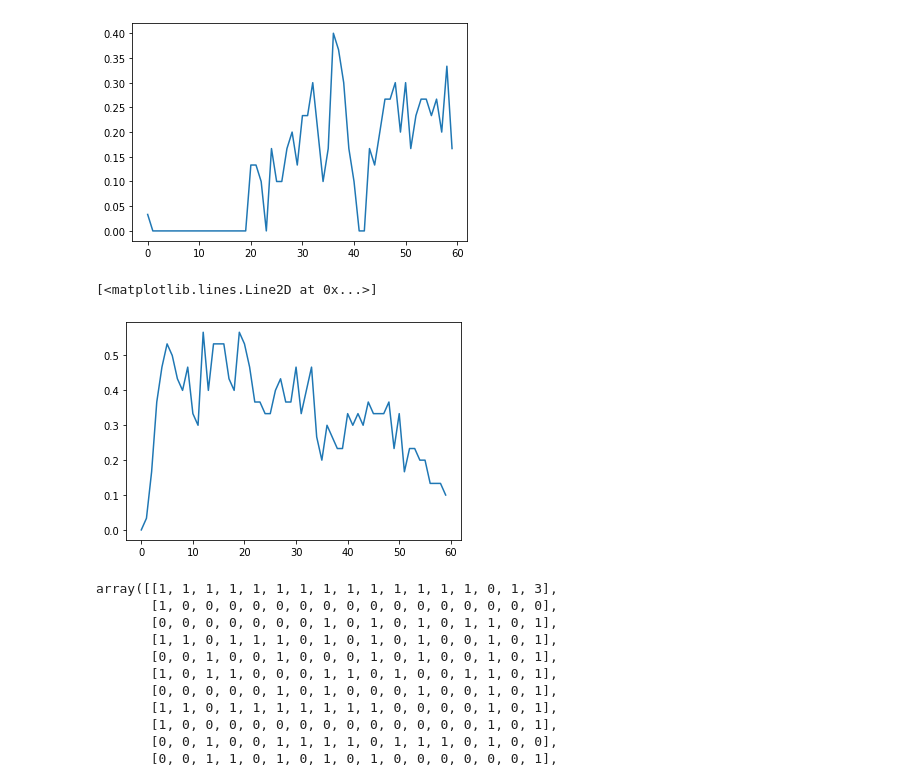
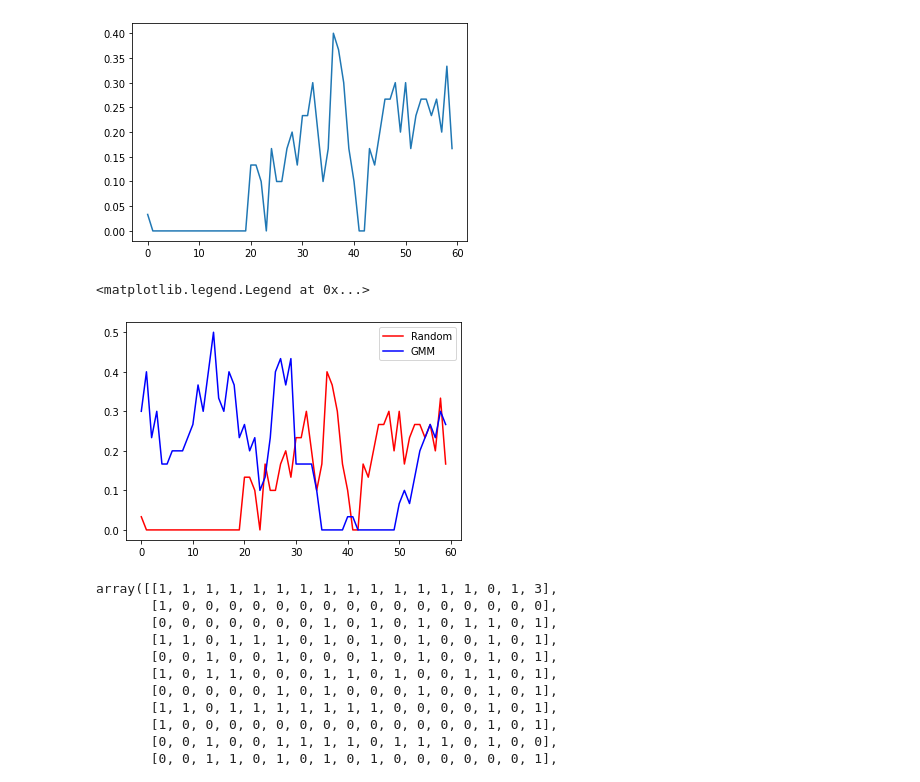
Before and after one commit to pierreosselin/teachDeepRL, a Jupyter notebook: Check Results.ipynb, the cells around one changed output. Cells and saved outputs as stored; diff of their text form; code cells hidden in the pictures.

```diff
--- a/Check Results.ipynb
+++ b/Check Results.ipynb
@@ -4,7 +4,7 @@ import matplotlib.pyplot as plt
 from PIL import Image
 # %%
 d = pickle.load(open("./teachDRL/data/experiments/config_Random_MLP/training_metrics/env_params_save.pkl", "rb"))
-dr = pickle.load(open("./teachDRL/data/experiments/config_Random/training_metrics/env_params_save.pkl", "rb"))
+dr = pickle.load(open("./teachDRL/data/experiments/config_GMM_MLP/training_metrics/env_params_save.pkl", "rb"))
 # %%
 d.keys()
 # %% [output]
@@ -45,10 +45,12 @@ plt.plot(d["env_test_rewards"])
 [<matplotlib.lines.Line2D at 0x...>]
 [figure]
 # %%
-plt.plot(dr["env_test_rewards"])
+plt.plot(d["env_test_rewards"], "r", label = "Random")
+plt.plot(dr["env_test_rewards"], "b", label = "GMM")
+plt.legend()
 # %% [output]
-[<matplotlib.lines.Line2D at 0x...>]
+<matplotlib.legend.Legend at 0x...>
-[figure, old version]
+[figure, new version]
 # %%
 import numpy as np
 from torchvision.utils import save_image
```
Also changed, not shown: parts of 1 cell of this notebook.
